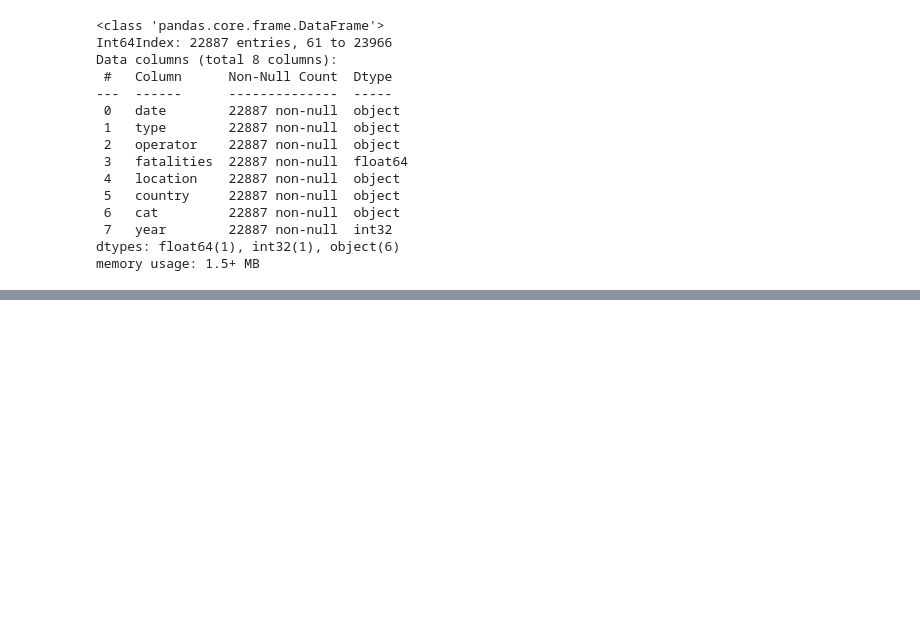
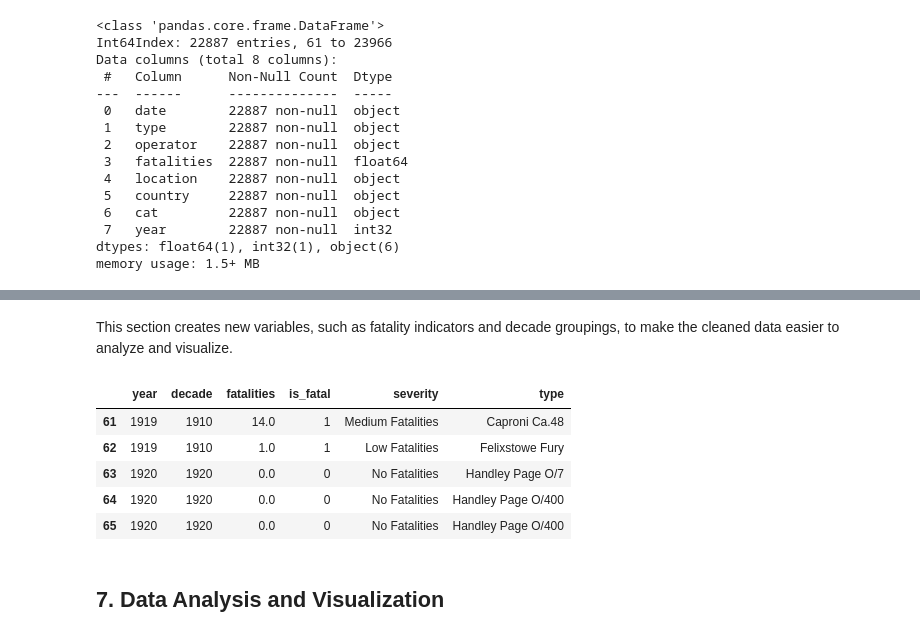
Before and after one commit to fredrickochieng-cell/Phase-1-Project-, a Jupyter notebook: dsc_project(phase1).ipynb, the cells around one changed output, grey strips where cells are left out. Saved outputs shown, nothing was run; the diff lists cells and outputs as text; code cells hidden in the pictures; blank space fills up the shorter version.

Commit message:
Done data preparation

```diff
--- a/dsc_project(phase1).ipynb
+++ b/dsc_project(phase1).ipynb
@@ -308,0 +313,36 @@ memory usage: 1.5+ MB
+# %% [markdown]
+This section creates new variables, such as fatality indicators and decade groupings, to make the cleaned data easier to analyze and visualize.
+# %%
+#Fatality indicator
+df['is_fatal'] = (df['fatalities'] > 0).astype(int)
+# %%
+#creating 'decade' column to be used in trend analysis
+df['decade'] = (df['year'] // 10) * 10
+# %%
+#Categorising the accidents based on the number of fatalities
+def classify_severity(x):
+    if x == 0:
+        return 'No Fatalities'
+    elif x <= 10:
+        return 'Low Fatalities'
+    elif x <= 50:
+        return 'Medium Fatalities'
+    else:
+        return 'High Fatalities'
+
+df['severity'] = df['fatalities'].apply(classify_severity)
+# %%
+#Tidying up the aircraft `type` column for consistency
+df['type'] = df['type'].str.strip().str.title()
+# %%
+#Preview of the added features
+df[["year", "decade", "fatalities", "is_fatal", "severity", "type"]].head()
+# %% [output]
+|  | year | decade | fatalities | is_fatal | severity | type |
+| 61 | 1919 | 1910 | 14.0 | 1 | Medium Fatalities | Caproni Ca.48 |
+| 62 | 1919 | 1910 | 1.0 | 1 | Low Fatalities | Felixstowe Fury |
+| 63 | 1920 | 1920 | 0.0 | 0 | No Fatalities | Handley Page O/7 |
+| 64 | 1920 | 1920 | 0.0 | 0 | No Fatalities | Handley Page O/400 |
+| 65 | 1920 | 1920 | 0.0 | 0 | No Fatalities | Handley Page O/400 |
+# %% [markdown]
+## 7. Data Analysis and Visualization
```
Also changed, not shown: parts of 4 cells of this notebook.
